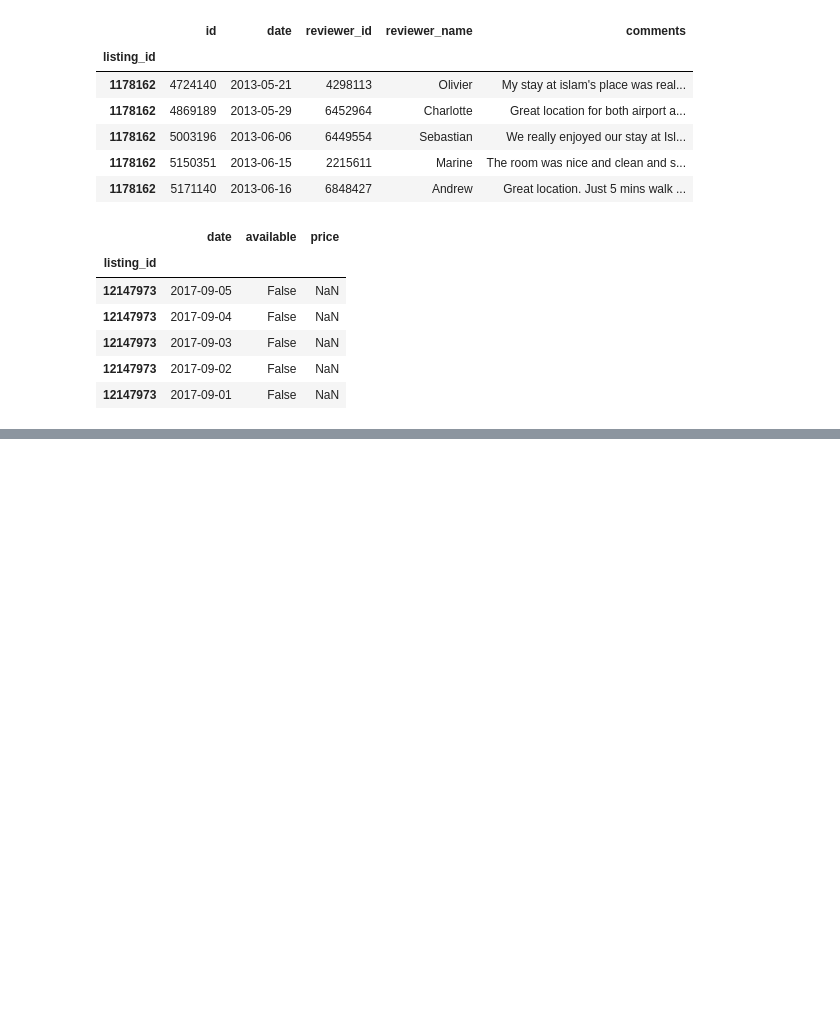
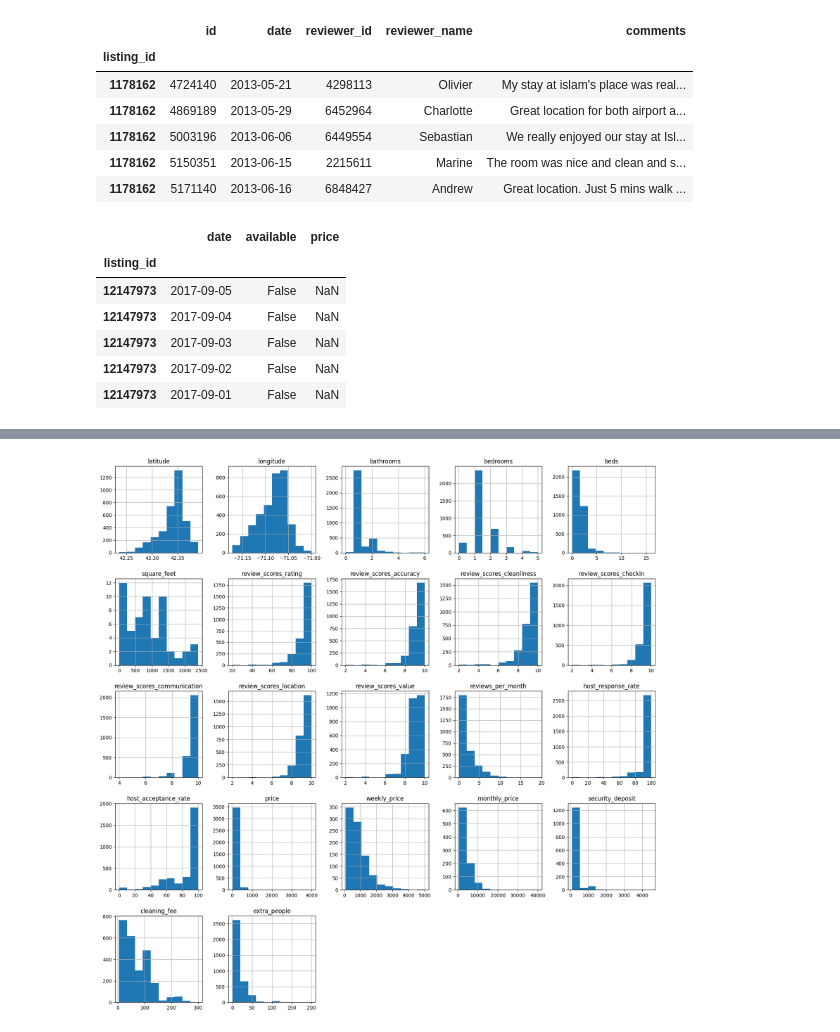
Before and after one commit to KaanDrn/udacity_data_science_project1, a Jupyter notebook: code/Boston_data.ipynb, the cells around one changed output, grey strips where cells are left out. Cells and saved outputs as stored; diff of their text form; code cells hidden in the pictures; blank space fills up the shorter version.

```diff
--- a/code/Boston_data.ipynb
+++ b/code/Boston_data.ipynb
@@ -476,0 +533,4 @@ plt.tight_layout();
+# %%
+listings_numeric_df.hist(figsize=(20,20));
+# %% [output]
+[figure, added]
```
Also changed, not shown: parts of 23 cells of this notebook.
